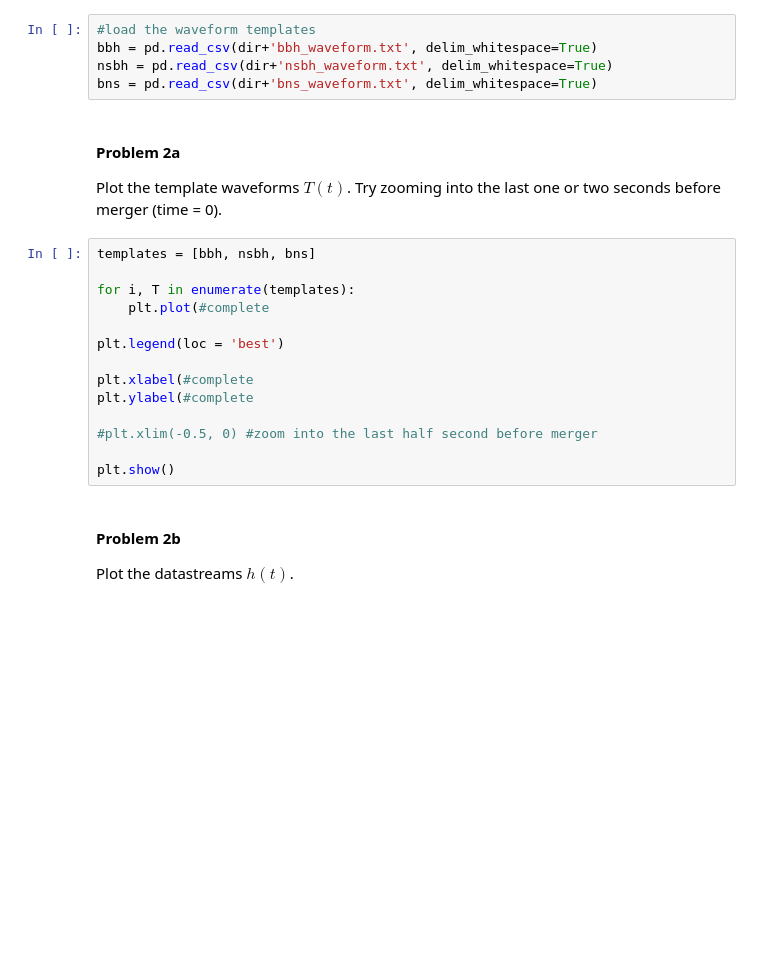
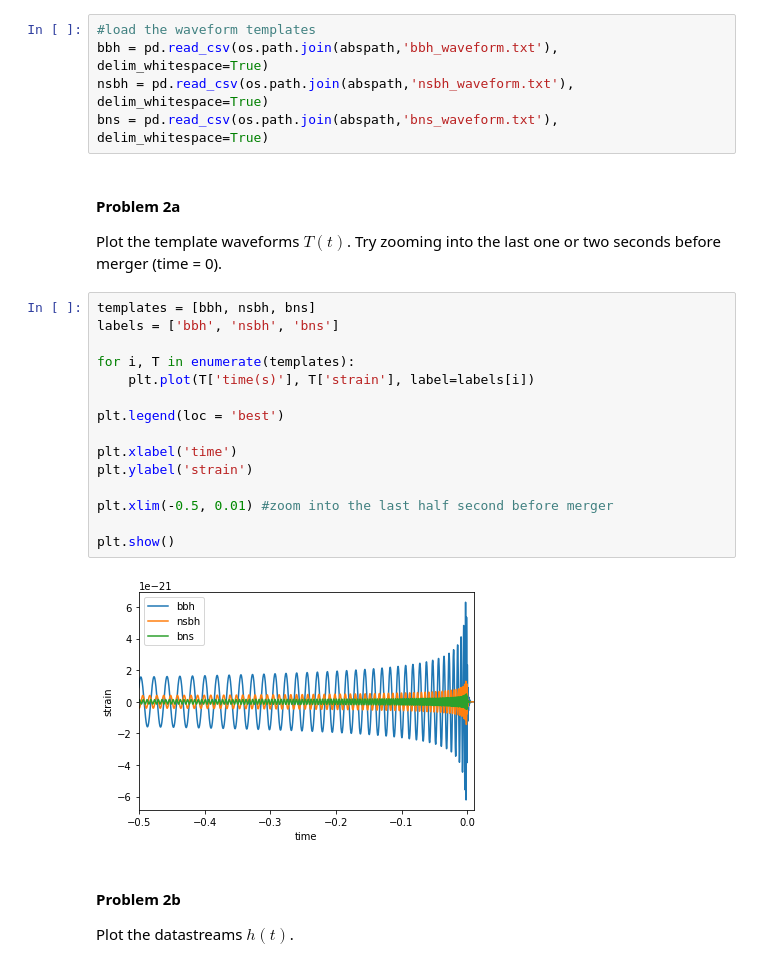
Before and after one commit to ka-rocha/LSSTC-DSFP-Sessions, a Jupyter notebook: Session13/Day5/MatchedFilteringTutorial.ipynb, the cells around one changed output. Drawn from its saved outputs; the diff is of its cells as text; blank space fills up the shorter version.

```diff
--- a/Session13/Day5/MatchedFilteringTutorial.ipynb
+++ b/Session13/Day5/MatchedFilteringTutorial.ipynb
@@ -83,26 +93,29 @@ L1c = pd.read_csv(dir+'L1-c.txt', delim_whitespace=True)
 You have also been given template waveforms $T(t)$ for a binary black hole, neutron star black hole, and binary neutron star coalescence: `bbh-waveform.txt`, `nsbh-waveform.txt` and `bns-waveform.txt`.
 # %%
 #load the waveform templates
-bbh = pd.read_csv(dir+'bbh_waveform.txt', delim_whitespace=True)
-nsbh = pd.read_csv(dir+'nsbh_waveform.txt', delim_whitespace=True)
-bns = pd.read_csv(dir+'bns_waveform.txt', delim_whitespace=True)
+bbh = pd.read_csv(os.path.join(abspath,'bbh_waveform.txt'), delim_whitespace=True)
+nsbh = pd.read_csv(os.path.join(abspath,'nsbh_waveform.txt'), delim_whitespace=True)
+bns = pd.read_csv(os.path.join(abspath,'bns_waveform.txt'), delim_whitespace=True)
 # %% [markdown]
 #### Problem 2a
 Plot the template waveforms $T(t)$. Try zooming into the last one or two seconds before merger (time = 0).
 # %%
 templates = [bbh, nsbh, bns]
+labels = ['bbh', 'nsbh', 'bns']
 
 for i, T in enumerate(templates):
-    plt.plot(#complete
+    plt.plot(T['time(s)'], T['strain'], label=labels[i])
 
 plt.legend(loc = 'best')
 
-plt.xlabel(#complete
-plt.ylabel(#complete
+plt.xlabel('time')
+plt.ylabel('strain')
 
-#plt.xlim(-0.5, 0) #zoom into the last half second before merger
+plt.xlim(-0.5, 0.01) #zoom into the last half second before merger
 
 plt.show()
+# %% [output]
+[figure, added]
 # %% [markdown]
 #### Problem 2b
 Plot the datastreams $h(t)$.
```
Also changed, not shown: parts of 16 cells of this notebook.
